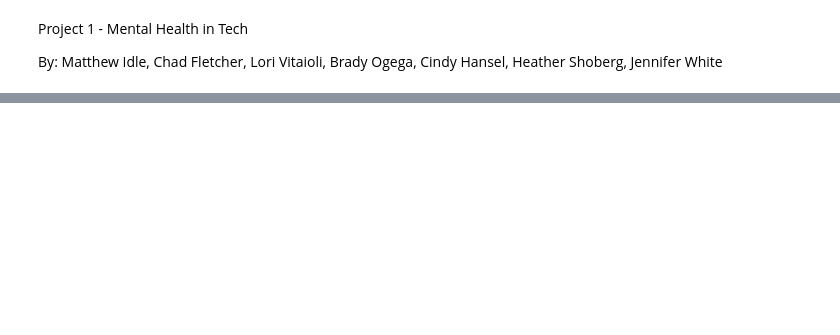
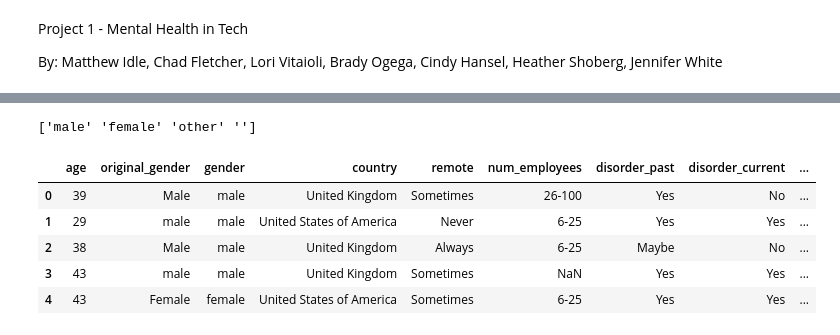
Before and after one commit to SecondHandSushi/Project-1-Mental-Tech, a Jupyter notebook: Project-1.ipynb, the cells around one changed output, grey strips where cells are left out. Saved outputs shown, nothing was run; the diff lists cells and outputs as text; code cells hidden in the pictures; blank space fills up the shorter version.

Commit message:
narrowed columns, changed column names and cleaned gender column

```diff
--- a/Project-1.ipynb
+++ b/Project-1.ipynb
@@ -45,0 +54,18 @@ Index(['Are you self-employed?',
+# %%
+# change column names
+new_column_names = ['age',
+            'original_gender',
+            'country',
+            'remote',
+            'num_employees',
+            'disorder_past',
+            'disorder_current',
+            'bring_up_phys_issue_in_interview',
+            'bring_up_mh_issue_in_interview',
+            'obs_exper_bad_resp_cur_prev',
+            'obs_of_other_inhibit_discuss_curr',
+            'comf_discuss_mh_disorder_superv',
+            'willing_discuss_mh_issue_superv',
+            'request_med_leave']
+narrowed_2016.columns = new_column_names
+narrowed_2016.head()
@@ -45,0 +198,30 @@ Index(['Are you self-employed?',
+# %%
+# create new column called 'gender' and assign values based on the gender categories
+narrowed_2016.insert(loc=2, column='gender', value='')
+
+# create a list for new gender values
+new_gender_list = []
+for gender in narrowed_2016["original_gender"]:
+    if gender in male_list:
+        new_gender_list.append("male")
+    elif gender in female_list:
+        new_gender_list.append("female")
+    elif gender in other_gender_list:
+        new_gender_list.append("other")
+    else:
+        new_gender_list.append("")
+
+# copy df and assign values to the gender column
+clean_2016 = pd.DataFrame(narrowed_2016).copy()
+clean_2016['gender'] = new_gender_list
+
+print(clean_2016['gender'].unique())
+clean_2016.head()
+# %% [output]
+['male' 'female' 'other' '']
+|  | age | original_gender | gender | country | remote | num_employees | disorder_past | disorder_current | ... |
+| 0 | 39 | Male | male | United Kingdom | Sometimes | 26-100 | Yes | No | ... |
+| 1 | 29 | male | male | United States of America | Never | 6-25 | Yes | Yes | ... |
+| 2 | 38 | Male | male | United Kingdom | Always | 6-25 | Maybe | No | ... |
+| 3 | 43 | male | male | United Kingdom | Sometimes | NaN | Yes | Yes | ... |
+| 4 | 43 | Female | female | United States of America | Sometimes | 6-25 | Yes | Yes | ... |
```
Also changed, not shown: parts of 11 cells of this notebook.
